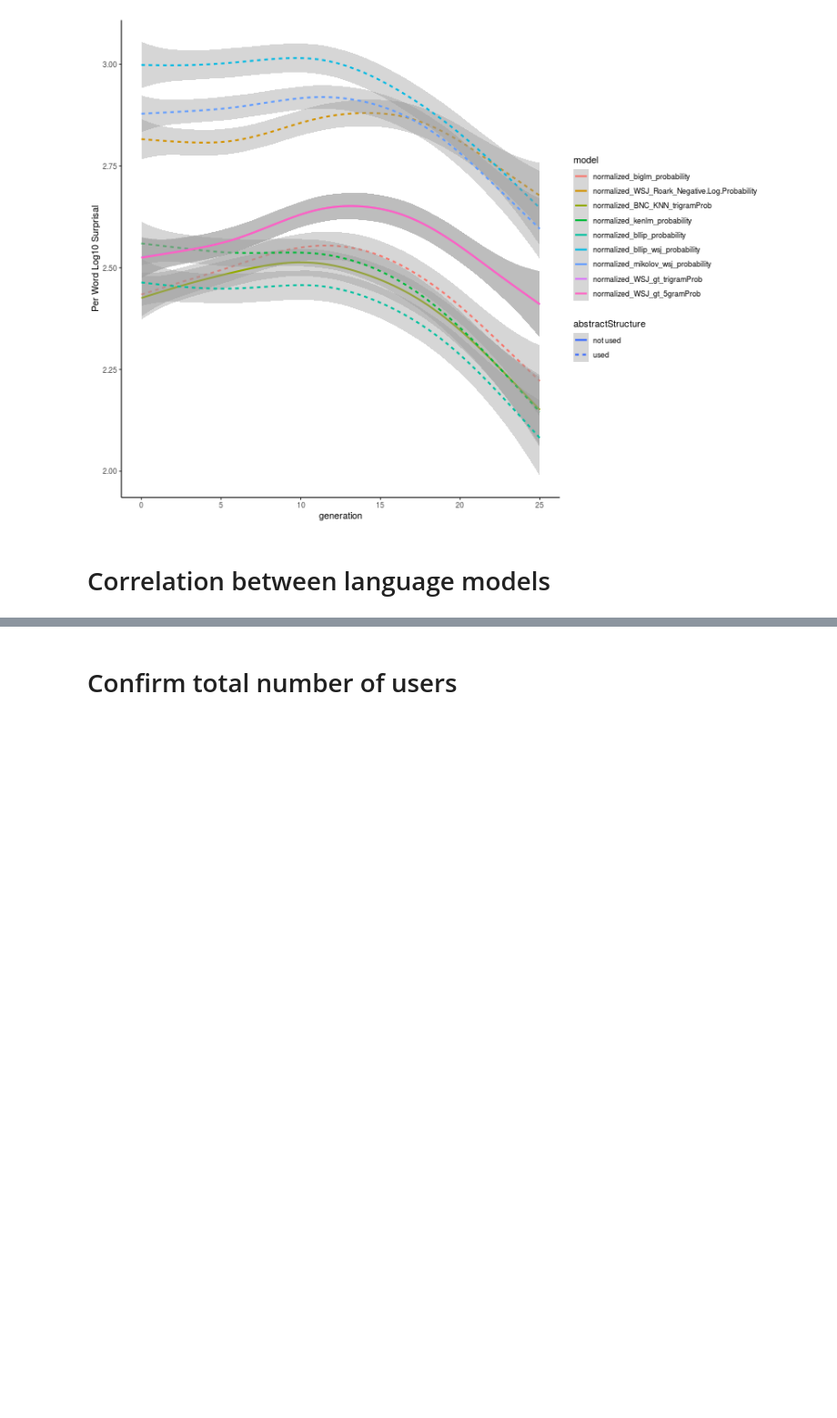
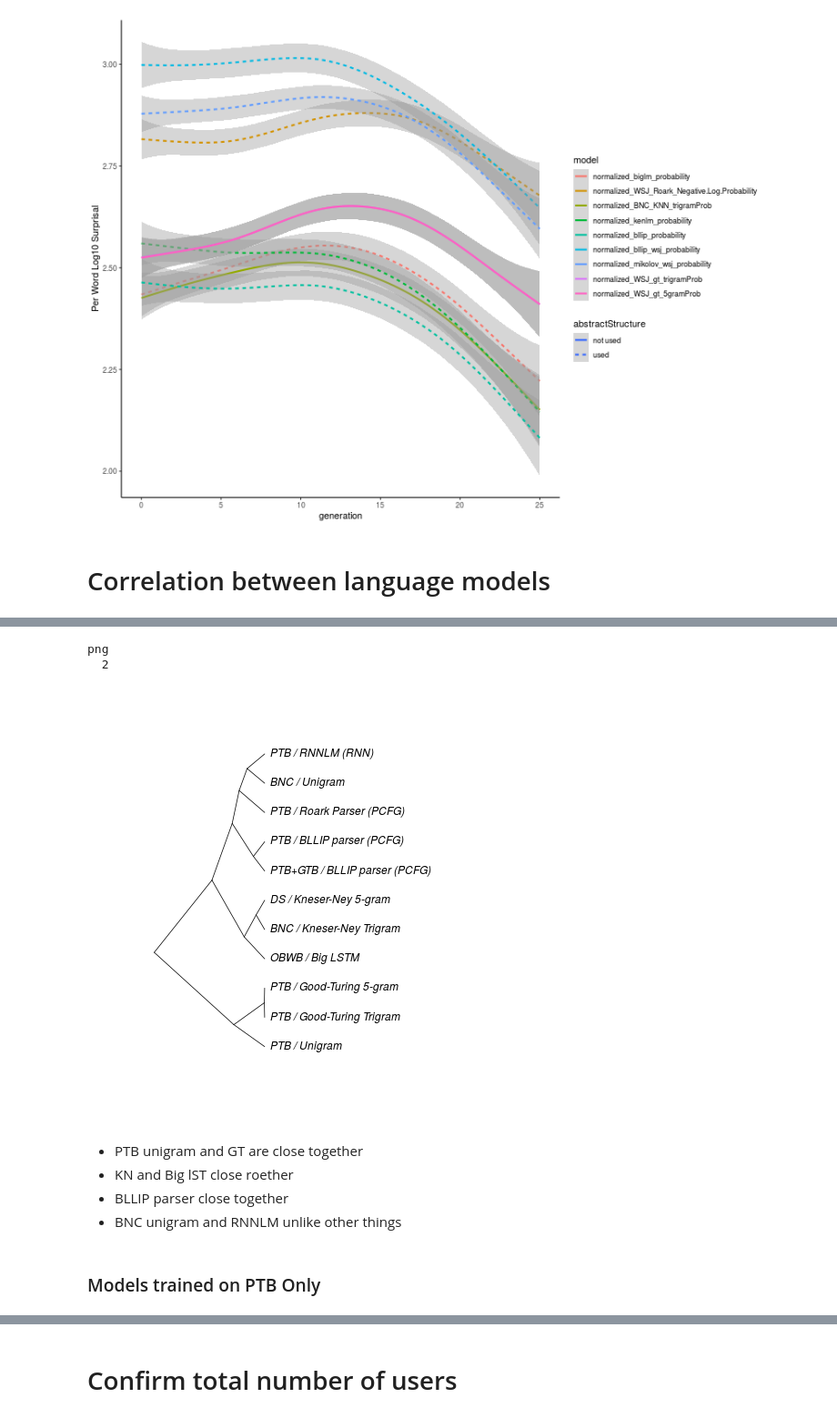
Before and after one commit to smeylan/telephone-analysis-public, a Jupyter notebook: Aggregate Chain Results Under LMs.ipynb, the cells around one changed output, grey strips where cells are left out. Shown at 91% size. Saved outputs shown, nothing was run; the diff lists cells and outputs as text; code cells hidden in the pictures; blank space fills up the shorter version.

```diff
--- a/Aggregate Chain Results Under LMs.ipynb
+++ b/Aggregate Chain Results Under LMs.ipynb
@@ -889 +955,27 @@ R[write to console]: `geom_smooth()` using method = 'gam' and formula 'y ~ s(x,
+# %%
+%%R
+d <- dist(1-corDF) # euclidean distances between the rows
+hc <- hclust(d, method = "ward.D2")
+hcd <- as.phylo(hc)
+# Default plot
+plot(hcd, type = "cladogram", horiz = TRUE,  label.offset = 0.05)
+
+pdf('figures/lm_dendrogram_all_models.pdf')
+plot(hcd, type = "cladogram", horiz = TRUE,  label.offset = 0.05)
+dev.off()
+
+png('figures/lm_dendrogram_all_models.png')
+plot(hcd, type = "cladogram", horiz = TRUE,  label.offset = 0.05)
+dev.off()
+# %% [output]
+png
+  2
+[figure, added]
+# %% [markdown]
+- PTB unigram and GT are close together
+- KN and Big lST close roether
+- BLLIP parser close together
+- BNC unigram and RNNLM unlike other things
+# %% [markdown]
+### Models trained on PTB Only
 # %%
```
Also changed, not shown: parts of 9 cells of this notebook, 13 other files.
